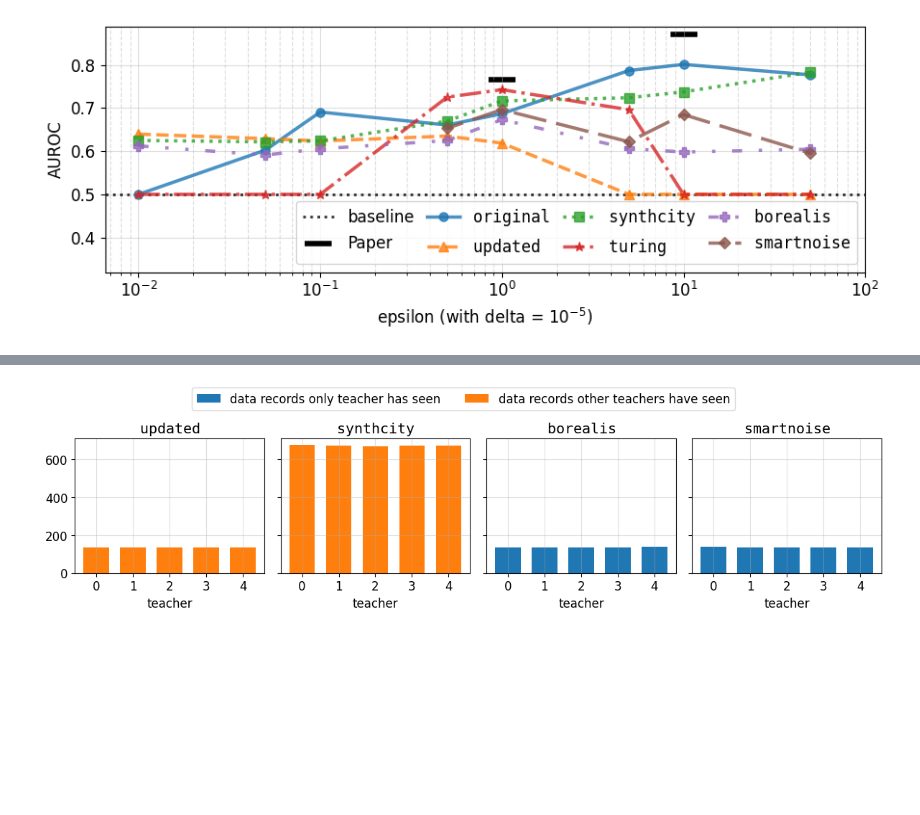
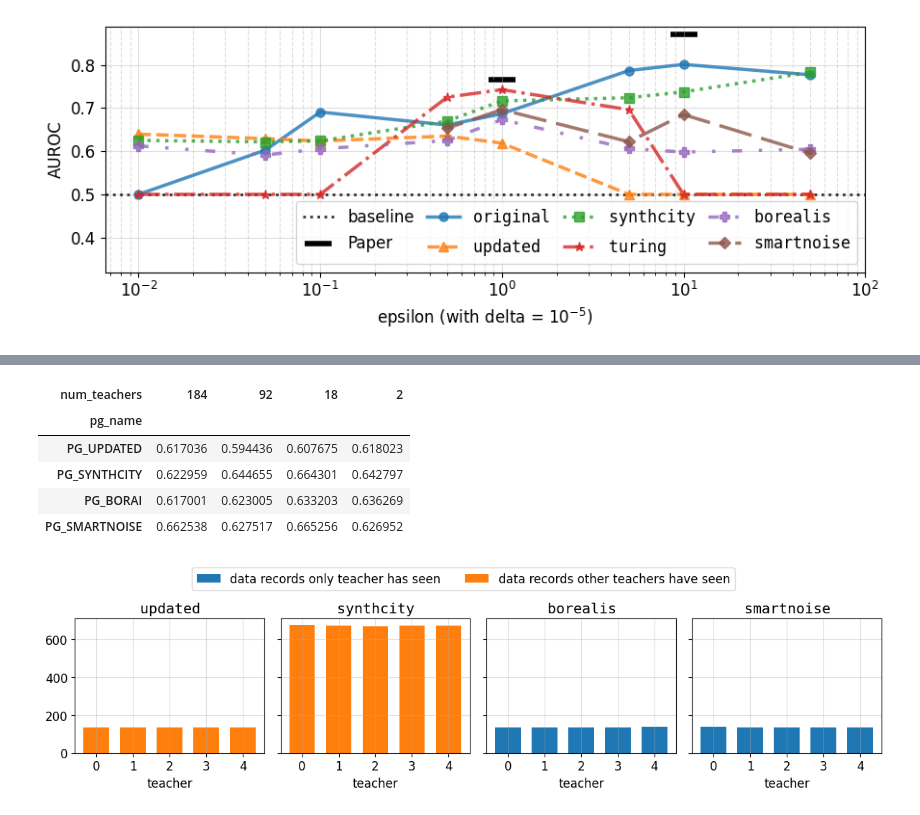
Before and after one commit to spalabucr/pategan-audit, a Jupyter notebook: code/nb_plot.ipynb, the cells around one changed output, grey strips where cells are left out. Saved outputs shown, nothing was run; the diff lists cells and outputs as text; code cells hidden in the pictures; blank space fills up the shorter version.

```diff
--- a/code/nb_plot.ipynb
+++ b/code/nb_plot.ipynb
@@ -250,3 +268,18 @@ fig.show()
+# %%
+results_df = results_df.drop(columns=["df_name", "epsilon", "pg_it", "sd_it"])
+summary_df = results_df.groupby(["pg_name", "num_teachers"]).max()
+summary_df["mean_aucroc"] = summary_df.mean(axis=1)
+summary_df = summary_df.drop(columns=list(summary_df.columns[:-1]))
+summary_df = summary_df.reset_index()
+# %%
+summary_df.pivot(index='pg_name', columns='num_teachers', values='mean_aucroc').loc[["PG_UPDATED", "PG_SYNTHCITY", "PG_BORAI", "PG_SMARTNOISE"], [184, 92, 18, 2]]
+# %% [output]
+| num_teachers | 184 | 92 | 18 | 2 |
+| pg_name |  |  |  |  |
+| PG_UPDATED | 0.617036 | 0.594436 | 0.607675 | 0.618023 |
+| PG_SYNTHCITY | 0.622959 | 0.644655 | 0.664301 | 0.642797 |
+| PG_BORAI | 0.617001 | 0.623005 | 0.633203 | 0.636269 |
+| PG_SMARTNOISE | 0.662538 | 0.627517 | 0.665256 | 0.626952 |
 # %%
 # pate-gan plots for varying non-overlapping subsets of data for teachers
 # %%
```
Also changed, not shown: parts of 12 cells of this notebook, 29 other files.
